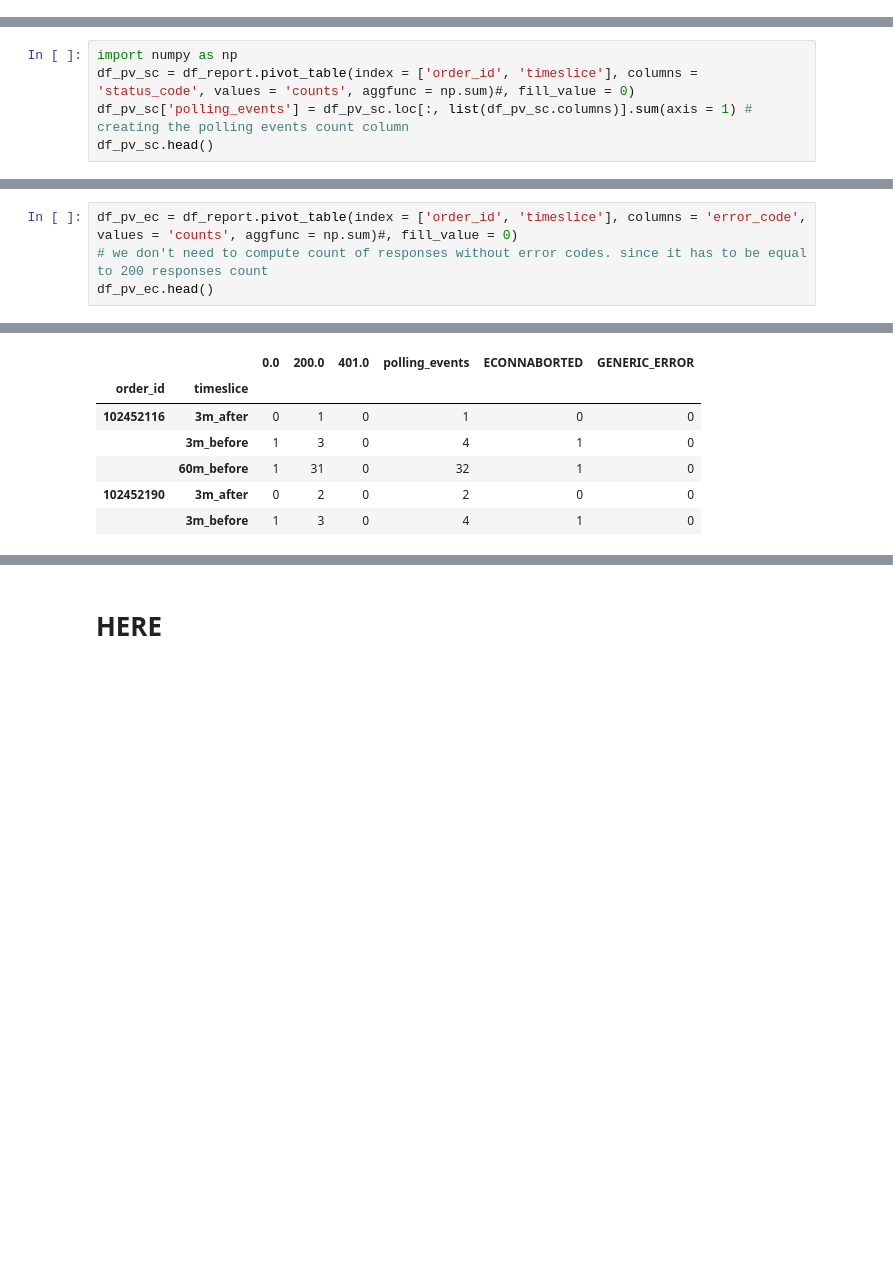
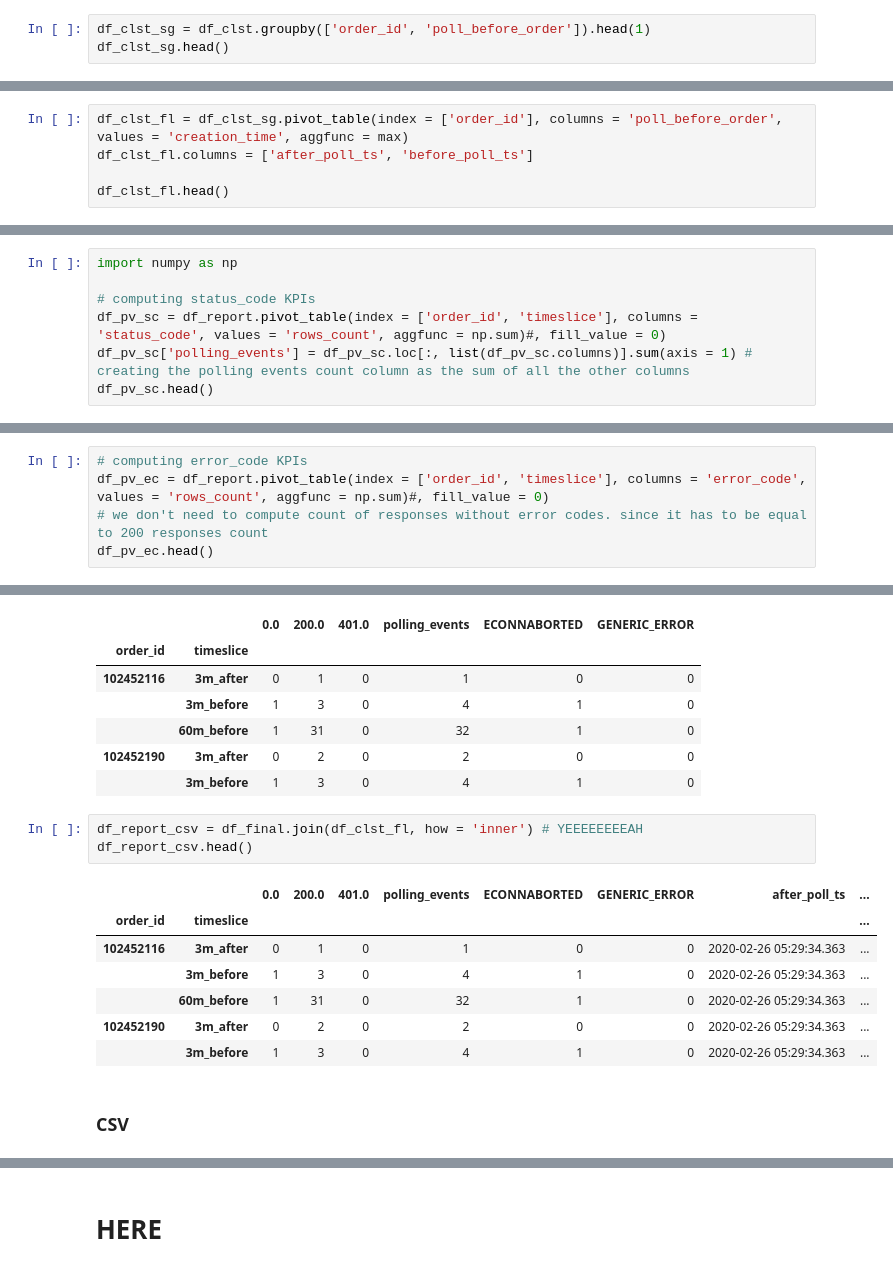
Before and after one commit to gaelsuv/glovo, a Jupyter notebook: solution/test_python/exercise.ipynb, the cells around one changed output, grey strips where cells are left out. Drawn from its saved outputs; the diff is of its cells as text; blank space fills up the shorter version.

```diff
--- a/solution/test_python/exercise.ipynb
+++ b/solution/test_python/exercise.ipynb
@@ -141,0 +186,3 @@ df_report.head()
+# %%
+df_clst_sg = df_clst.groupby(['order_id', 'poll_before_order']).head(1)
+df_clst_sg.head()
@@ -141,0 +196,5 @@ df_report.head()
+# %%
+df_clst_fl = df_clst_sg.pivot_table(index = ['order_id'], columns = 'poll_before_order', values = 'creation_time', aggfunc = max)
+df_clst_fl.columns = ['after_poll_ts', 'before_poll_ts']
+
+df_clst_fl.head()
@@ -142,7 +223,9 @@ df_report.head()
 # %%
 import numpy as np
-df_pv_sc = df_report.pivot_table(index = ['order_id', 'timeslice'], columns = 'status_code', values = 'counts', aggfunc = np.sum)#, fill_value = 0)
-df_pv_sc['polling_events'] = df_pv_sc.loc[:, list(df_pv_sc.columns)].sum(axis = 1) # creating the polling events count column
+
+# computing status_code KPIs
+df_pv_sc = df_report.pivot_table(index = ['order_id', 'timeslice'], columns = 'status_code', values = 'rows_count', aggfunc = np.sum)#, fill_value = 0)
+df_pv_sc['polling_events'] = df_pv_sc.loc[:, list(df_pv_sc.columns)].sum(axis = 1) # creating the polling events count column as the sum of all the other columns
 df_pv_sc.head()
 # %% [output]
 |  | status_code | 0.0 | 200.0 | 401.0 | polling_events |
@@ -153,7 +236,8 @@ df_pv_sc.head()
 | 102452190 | 3m_after | NaN | 2.0 | NaN | 2.0 |
 |  | 3m_before | 1.0 | 3.0 | NaN | 4.0 |
 # %%
-df_pv_ec = df_report.pivot_table(index = ['order_id', 'timeslice'], columns = 'error_code', values = 'counts', aggfunc = np.sum)#, fill_value = 0)
+# computing error_code KPIs
+df_pv_ec = df_report.pivot_table(index = ['order_id', 'timeslice'], columns = 'error_code', values = 'rows_count', aggfunc = np.sum)#, fill_value = 0)
 # we don't need to compute count of responses without error codes. since it has to be equal to 200 responses count
 df_pv_ec.head()
 # %% [output]
@@ -176,4 +260,17 @@ df_final.head()
 |  | 60m_before | 1 | 31 | 0 | 32 | 1 | 0 |
 | 102452190 | 3m_after | 0 | 2 | 0 | 2 | 0 | 0 |
 |  | 3m_before | 1 | 3 | 0 | 4 | 1 | 0 |
+# %%
+df_report_csv = df_final.join(df_clst_fl, how = 'inner') # YEEEEEEEEAH
+df_report_csv.head()
+# %% [output]
+|  |  | 0.0 | 200.0 | 401.0 | polling_events | ECONNABORTED | GENERIC_ERROR | after_poll_ts | ... |
+| order_id | timeslice |  |  |  |  |  |  |  | ... |
+| 102452116 | 3m_after | 0 | 1 | 0 | 1 | 0 | 0 | 2020-02-26 05:29:34.363 | ... |
+|  | 3m_before | 1 | 3 | 0 | 4 | 1 | 0 | 2020-02-26 05:29:34.363 | ... |
+|  | 60m_before | 1 | 31 | 0 | 32 | 1 | 0 | 2020-02-26 05:29:34.363 | ... |
+| 102452190 | 3m_after | 0 | 2 | 0 | 2 | 0 | 0 | 2020-02-26 05:29:34.363 | ... |
+|  | 3m_before | 1 | 3 | 0 | 4 | 1 | 0 | 2020-02-26 05:29:34.363 | ... |
+# %% [markdown]
+### CSV
 # %%
```
Also changed, not shown: parts of 36 cells of this notebook, 1 other file.
